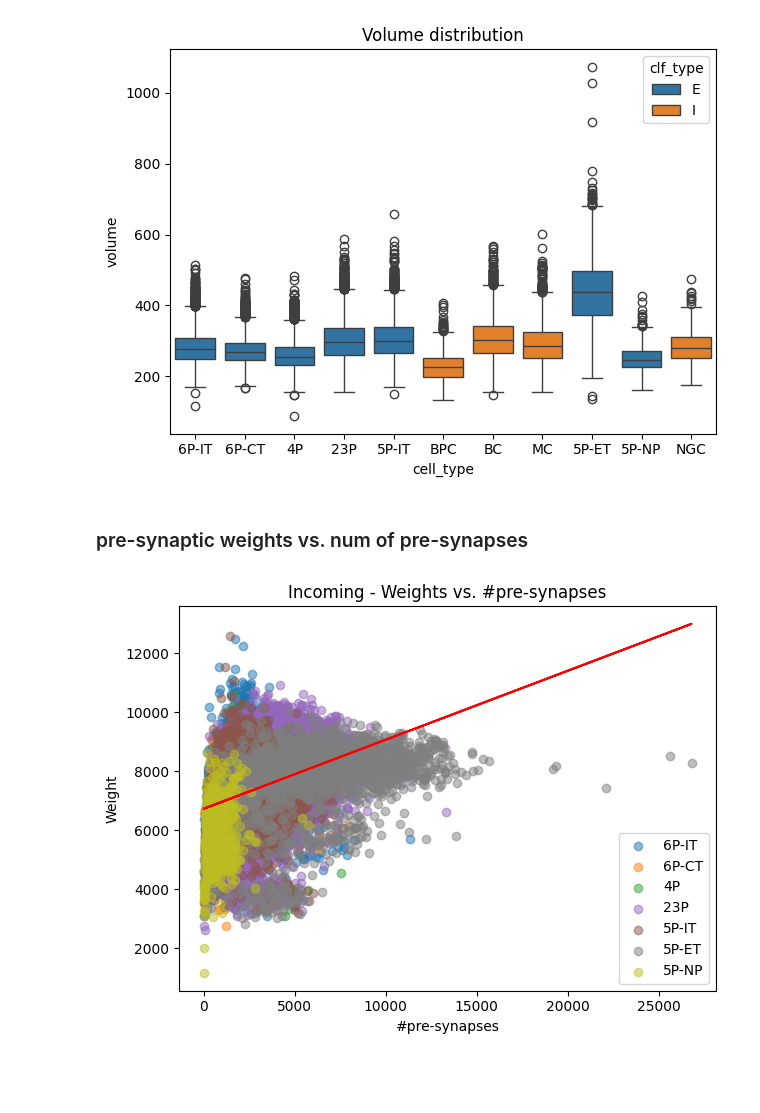
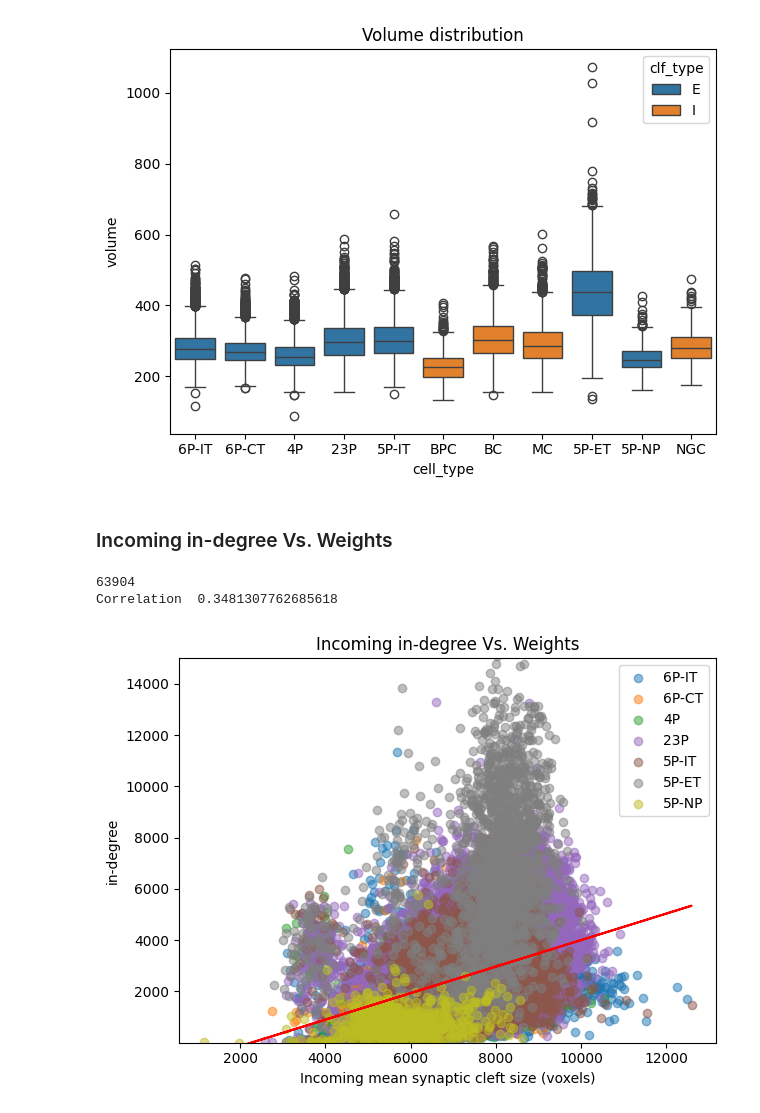
Before and after one commit to deangeckt/Dendro-Synaptome, a Jupyter notebook: analysis/connectome_neurons_exploration.ipynb, the cells around one changed output. Saved outputs shown, nothing was run; the diff lists cells and outputs as text; code cells hidden in the pictures; blank space fills up the shorter version.

```diff
--- a/analysis/connectome_neurons_exploration.ipynb
+++ b/analysis/connectome_neurons_exploration.ipynb
@@ -377,33 +378,49 @@ plt.tight_layout();plt.show()
 [figure]
 [figure]
 # %% [markdown]
-### pre-synaptic weights vs. num of pre-synapses
+### Incoming in-degree Vs. Weights
 # %%
 def weight_v_num_of_pre(df, color):
-    X = df['ds_num_of_pre_synapses']
-    y = df['ds_pre_syn_mean_weight']
+    x_col = 'ds_pre_syn_mean_weight'
+    y_col = 'ds_num_of_pre_synapses'
+
+    df = df.replace([np.inf, -np.inf], np.nan)
+    df = df.dropna(subset=[x_col, y_col])
+    print(len(df))
+    correlation = df[x_col].corr(df[y_col])
+    print(f"Correlation  {correlation}")
+
+    X = df[x_col]
+    y = df[y_col]
+
     X = sm.add_constant(X)
     model = sm.OLS(y, X).fit()
 
     unique_types = df[color].unique()
     color_map = plt.colormaps['tab10']
     color_dict = {t: color_map(i/len(unique_types)) for i, t in enumerate(unique_types)}
     for t in unique_types:
         mask = df[color] == t
-        plt.scatter(df.loc[mask, 'ds_num_of_pre_synapses'],
-                    df.loc[mask, 'ds_pre_syn_mean_weight'],
+        plt.scatter(df.loc[mask, x_col],
+                    df.loc[mask, y_col],
                     alpha=0.5,
                     c=[color_dict[t]],
                     label=t)
 
-    plt.plot(df['ds_num_of_pre_synapses'], model.predict(X), color='red')
-    plt.title("Incoming - Weights vs. #pre-synapses"); plt.ylabel("Weight"); plt.xlabel("#pre-synapses");
+    plt.plot(df[x_col], model.predict(X), color='red')
+    plt.ylim(0.0001, 15000)
+    # plt.xlim(-0.1, 10000)
+
+    plt.title("Incoming in-degree Vs. Weights");
+    plt.xlabel("Incoming mean synaptic cleft size (voxels)");
+    plt.ylabel("in-degree");
     plt.tight_layout();plt.legend(); plt.show()
 
-
 weight_v_num_of_pre(neurons_df[neurons_df['clf_type'] == 'E'], color='cell_type')
 # %% [output]
+63904
+Correlation  0.3481307762685618
-[figure, old version]
+[figure, new version]
 # %%
 weight_v_num_of_pre(neurons_df[neurons_df['clf_type'] == 'I'], color='cell_type')
 # %% [output]
```
Also changed, not shown: parts of 4 cells of this notebook, 1 other file.
